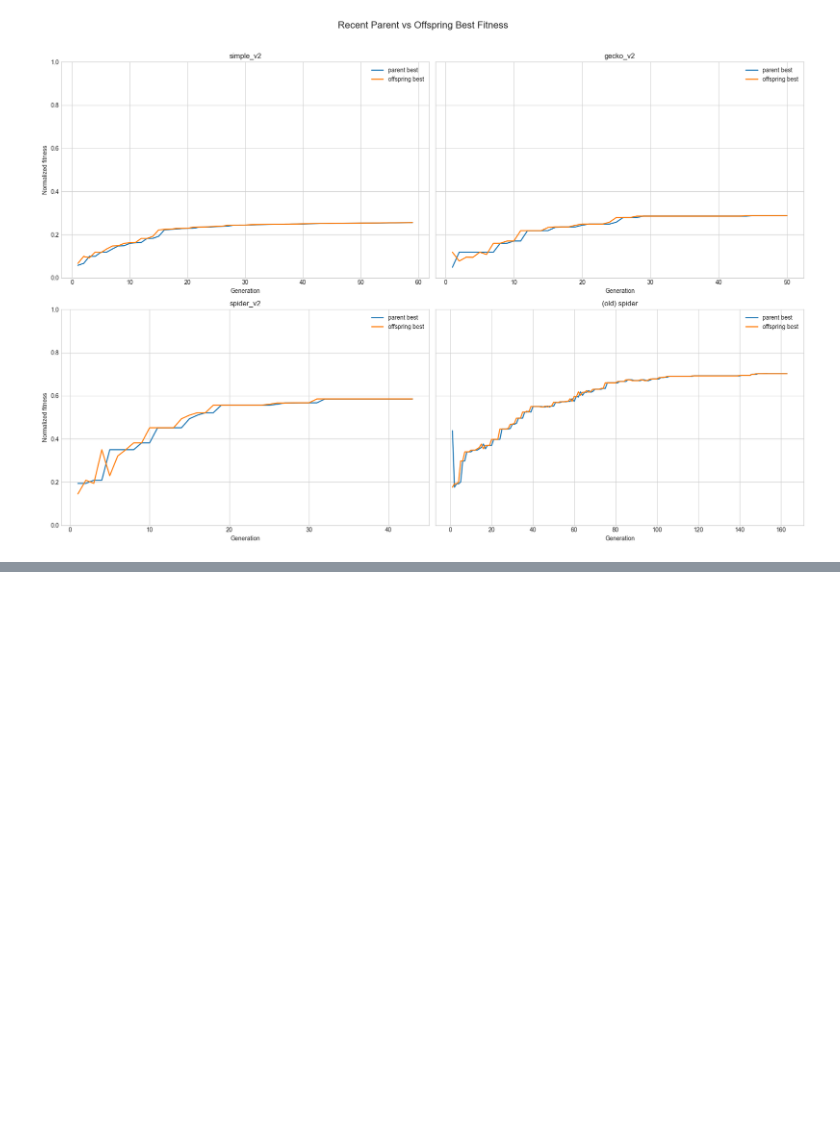
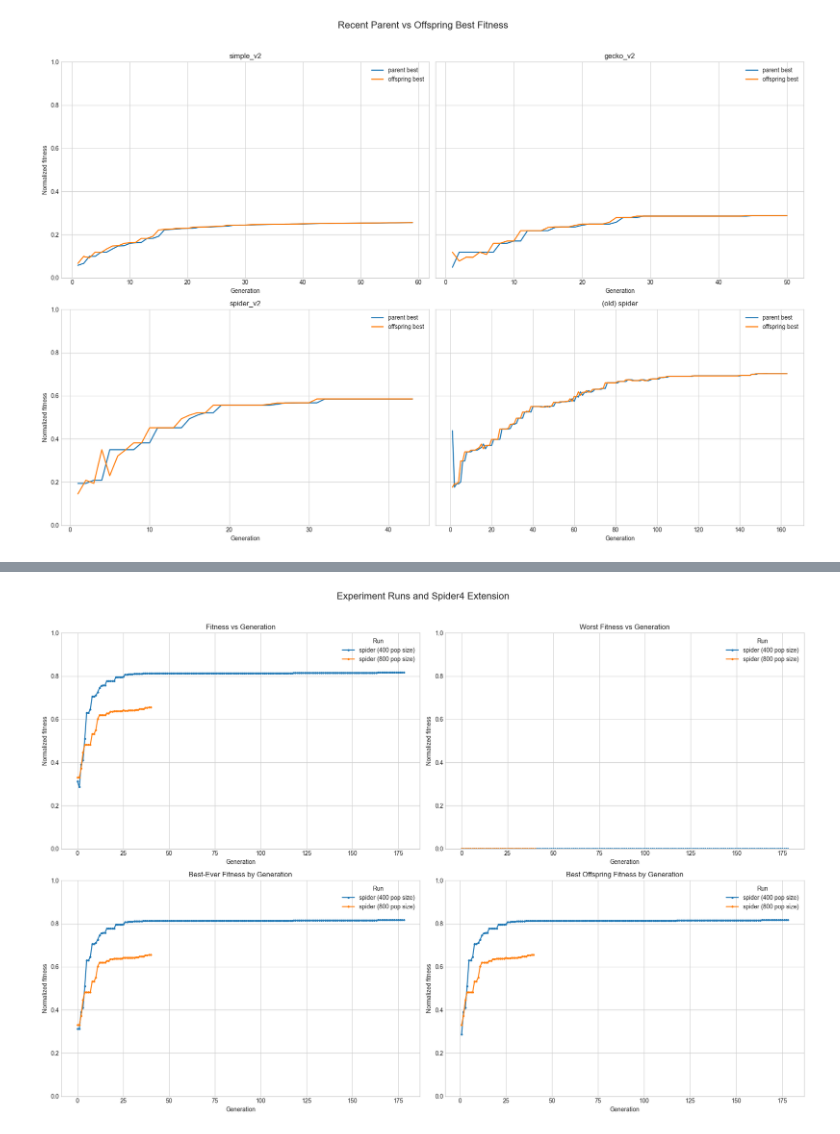
Before and after one commit to pew-p3w/Origami-robots-revolve-, a Jupyter notebook: inspection.ipynb, the cells around one changed output, grey strips where cells are left out. Saved outputs shown, nothing was run; the diff lists cells and outputs as text; code cells hidden in the pictures; blank space fills up the shorter version.

```diff
--- a/inspection.ipynb
+++ b/inspection.ipynb
@@ -288,0 +334,32 @@ plt.show()
+# %%
+fig, axes = plt.subplots(2, 2, figsize=(18, 12), sharex=False)
+axes = axes.ravel()
+
+metrics = [
+    ("best_fitness", "Fitness vs Generation"),
+    ("worst_fitness", "Worst Fitness vs Generation"),
+    ("best_ever_fitness", "Best-Ever Fitness by Generation"),
+    ("best_offspring_fitness", "Best Offspring Fitness by Generation"),
+]
+
+for ax, (metric, title) in zip(axes, metrics):
+    for body, df in recent_dfs.items():
+        ax.plot(
+            df["num_of_generation"],
+            df[metric],
+            marker="o",
+            markersize=2.5,
+            linewidth=1.7,
+            label=body,
+        )
+    ax.set_title(title)
+    ax.set_xlabel("Generation")
+    ax.set_ylabel("Normalized fitness")
+    ax.set_ylim(0, 1)
+    ax.legend(title="Run")
+
+fig.suptitle("Experiment Runs and Spider4 Extension", fontsize=16, y=1.02)
+fig.tight_layout()
+plt.show()
+# %% [output]
+[figure, added]
```
Also changed, not shown: parts of 1 cell of this notebook, 22 other files.
